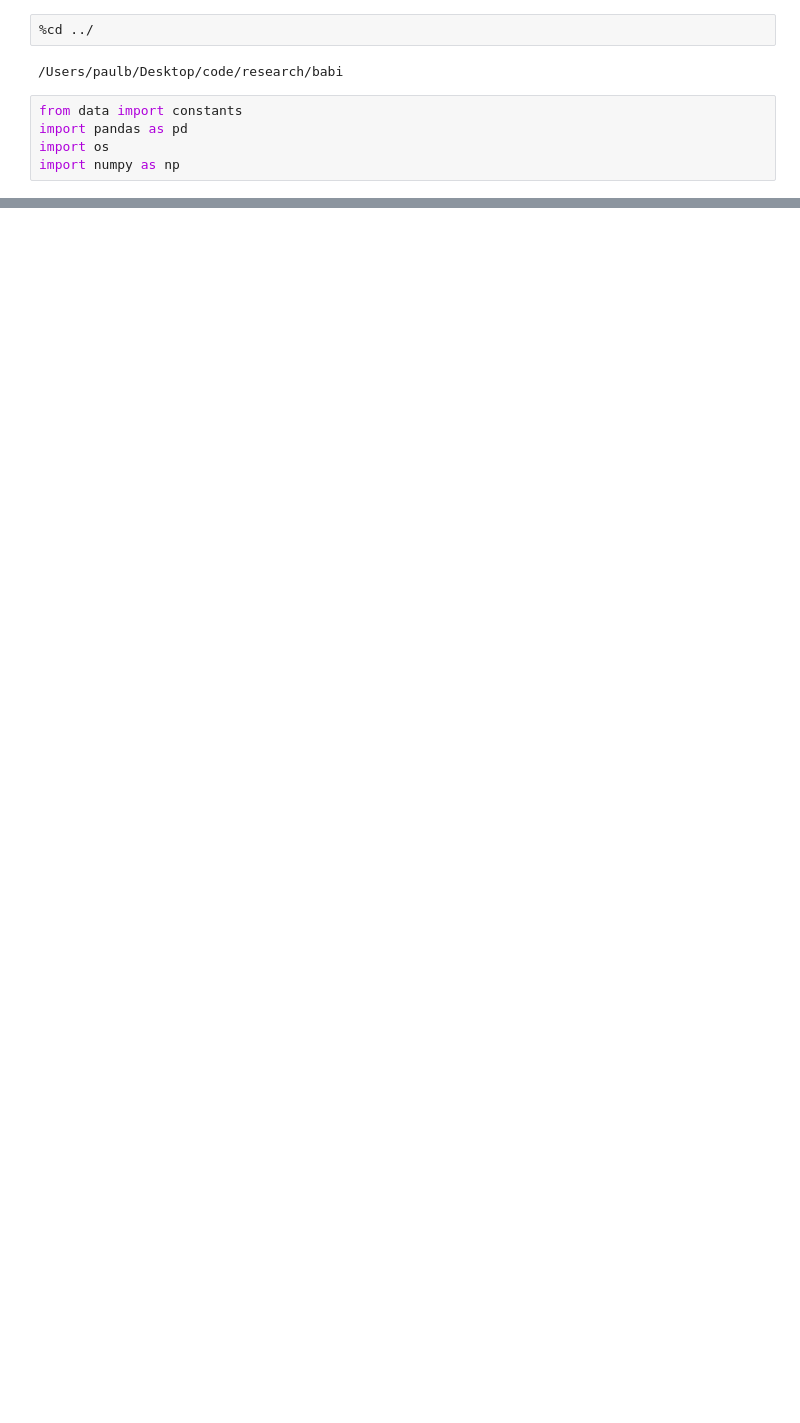
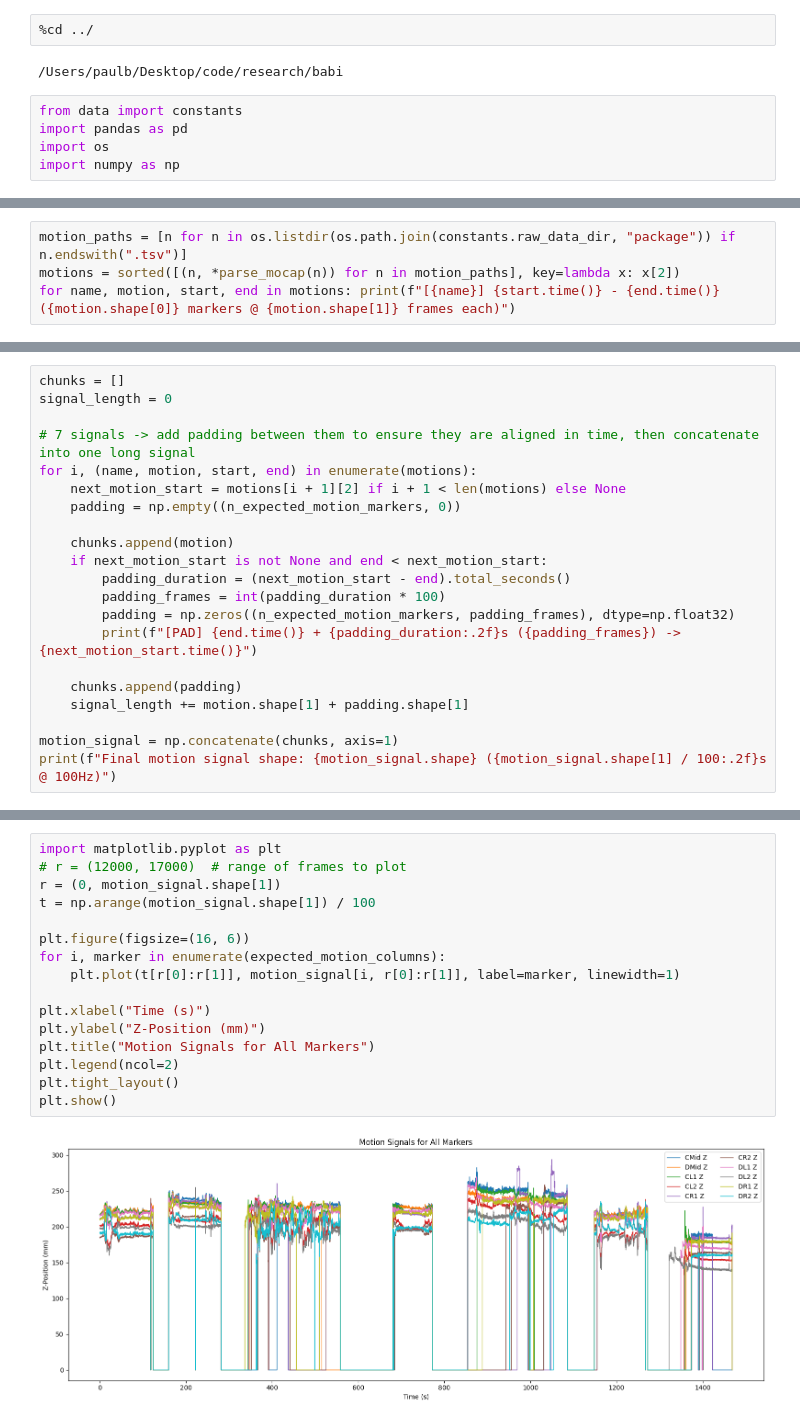
Before and after one commit to bsu-cbs-research/babi, a Jupyter notebook: models/alignment.ipynb, the cells around one changed output, grey strips where cells are left out. Saved outputs shown, nothing was run; the diff lists cells and outputs as text; blank space fills up the shorter version.

```diff
--- a/models/alignment.ipynb
+++ b/models/alignment.ipynb
@@ -301,0 +47,4 @@ Shift MoCap by 399.35 seconds.
+# %%
+motion_paths = [n for n in os.listdir(os.path.join(constants.raw_data_dir, "package")) if n.endswith(".tsv")]
+motions = sorted([(n, *parse_mocap(n)) for n in motion_paths], key=lambda x: x[2])
+for name, motion, start, end in motions: print(f"[{name}] {start.time()} - {end.time()} ({motion.shape[0]} markers @ {motion.shape[1]} frames each)")
@@ -301,0 +59,21 @@ Shift MoCap by 399.35 seconds.
+# %%
+chunks = []
+signal_length = 0
+
+# 7 signals -> add padding between them to ensure they are aligned in time, then concatenate into one long signal
+for i, (name, motion, start, end) in enumerate(motions):
+    next_motion_start = motions[i + 1][2] if i + 1 < len(motions) else None
+    padding = np.empty((n_expected_motion_markers, 0))
+
+    chunks.append(motion)
+    if next_motion_start is not None and end < next_motion_start:
+        padding_duration = (next_motion_start - end).total_seconds()
+        padding_frames = int(padding_duration * 100)
+        padding = np.zeros((n_expected_motion_markers, padding_frames), dtype=np.float32)
+        print(f"[PAD] {end.time()} + {padding_duration:.2f}s ({padding_frames}) -> {next_motion_start.time()}")
+
+    chunks.append(padding)
+    signal_length += motion.shape[1] + padding.shape[1]
+
+motion_signal = np.concatenate(chunks, axis=1)
+print(f"Final motion signal shape: {motion_signal.shape} ({motion_signal.shape[1] / 100:.2f}s @ 100Hz)")
@@ -301,0 +88,18 @@ Shift MoCap by 399.35 seconds.
+# %%
+import matplotlib.pyplot as plt
+# r = (12000, 17000)  # range of frames to plot
+r = (0, motion_signal.shape[1])
+t = np.arange(motion_signal.shape[1]) / 100
+
+plt.figure(figsize=(16, 6))
+for i, marker in enumerate(expected_motion_columns):
+    plt.plot(t[r[0]:r[1]], motion_signal[i, r[0]:r[1]], label=marker, linewidth=1)
+
+plt.xlabel("Time (s)")
+plt.ylabel("Z-Position (mm)")
+plt.title("Motion Signals for All Markers")
+plt.legend(ncol=2)
+plt.tight_layout()
+plt.show()
+# %% [output]
+[figure, added]
```
Also changed, not shown: parts of 16 cells of this notebook, 1 other file.
